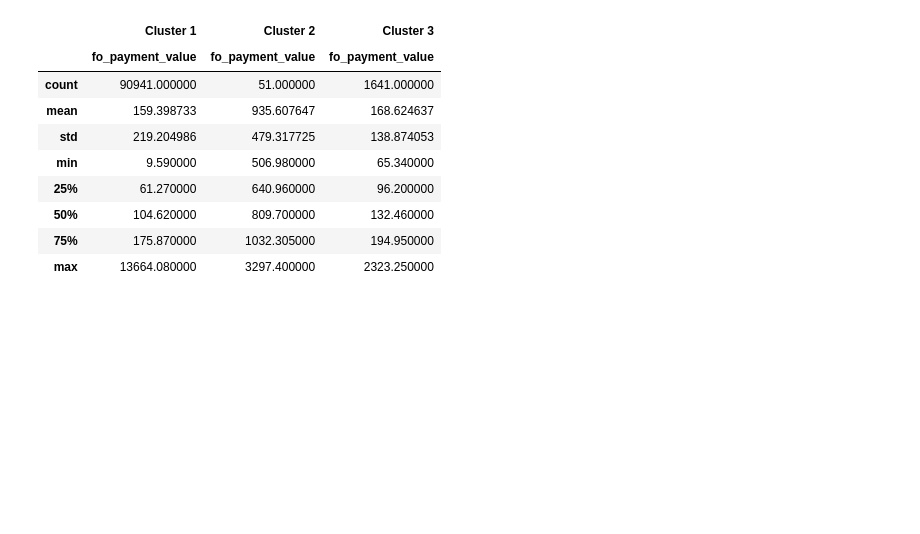
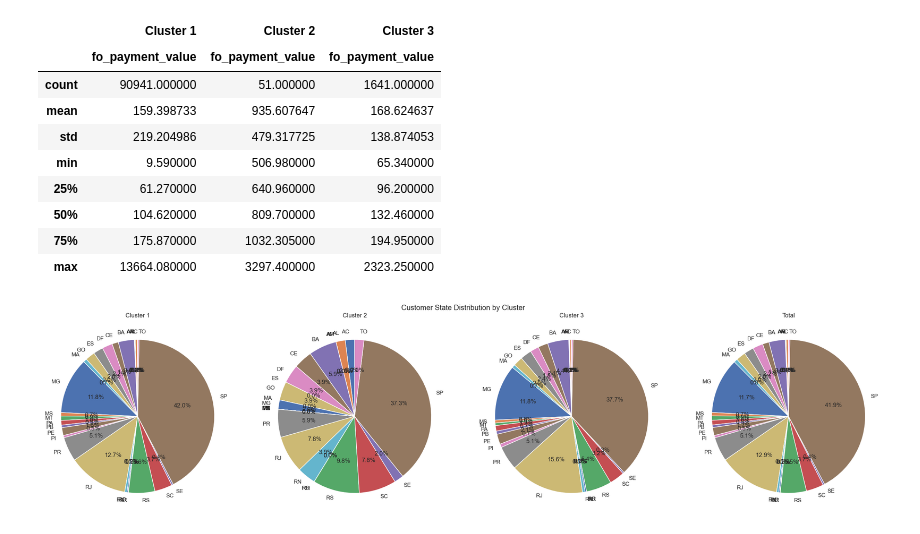
Before and after one commit to Yuki-bach/marketing, a Jupyter notebook: notebooks/sales_analysis_by_cluster.ipynb, the cells around one changed output. Cells and saved outputs as stored; diff of their text form; code cells hidden in the pictures; blank space fills up the shorter version.

Commit message:
add: pie chart of customer state per cluster

```diff
--- a/notebooks/sales_analysis_by_cluster.ipynb
+++ b/notebooks/sales_analysis_by_cluster.ipynb
@@ -766,3 +766,34 @@ comparison_df.loc[:, (slice(None), feature_name)]
 | 50% | 104.620000 | 809.700000 | 132.460000 |
 | 75% | 175.870000 | 1032.305000 | 194.950000 |
 | max | 13664.080000 | 3297.400000 | 2323.250000 |
+# %%
+## pie chart about "customer_state" in each cluster
+df_train = pd.read_csv('../datasets/df_train.csv')
+
+def get_state_distribution(df):
+    ## if NaN, fill with 'Unknown'
+    return df['customer_state'].value_counts()
+
+state_distribution = {
+    'Cluster 1': get_state_distribution(df_cluster1),
+    'Cluster 2': get_state_distribution(df_cluster2),
+    'Cluster 3': get_state_distribution(df_cluster3),
+    'Total': get_state_distribution(df_train)
+}
+
+df_state_distribution = pd.DataFrame(state_distribution).T
+df_state_distribution.fillna(0, inplace=True)
+
+# plot 3 pie chart for each cluster
+fig, axes = plt.subplots(1, 4, figsize=(24, 6))
+fig.suptitle('Customer State Distribution by Cluster')
+
+for i, (cluster, data) in enumerate(df_state_distribution.iterrows()):
+    ax = axes[i]
+    ax.pie(data, labels=data.index, autopct='%1.1f%%', startangle=90)
+    ax.set_title(cluster)
+
+plt.tight_layout()
+plt.show()
+# %% [output]
+[figure, added]
```
Also changed, not shown: parts of 3 cells of this notebook.
